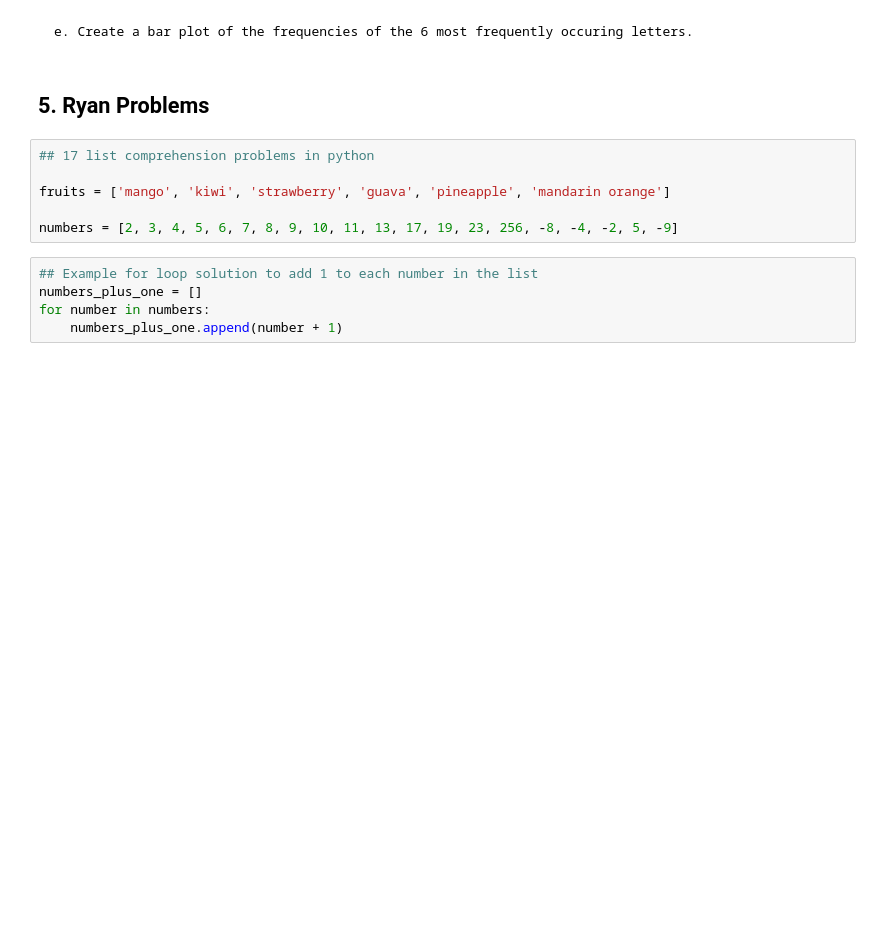
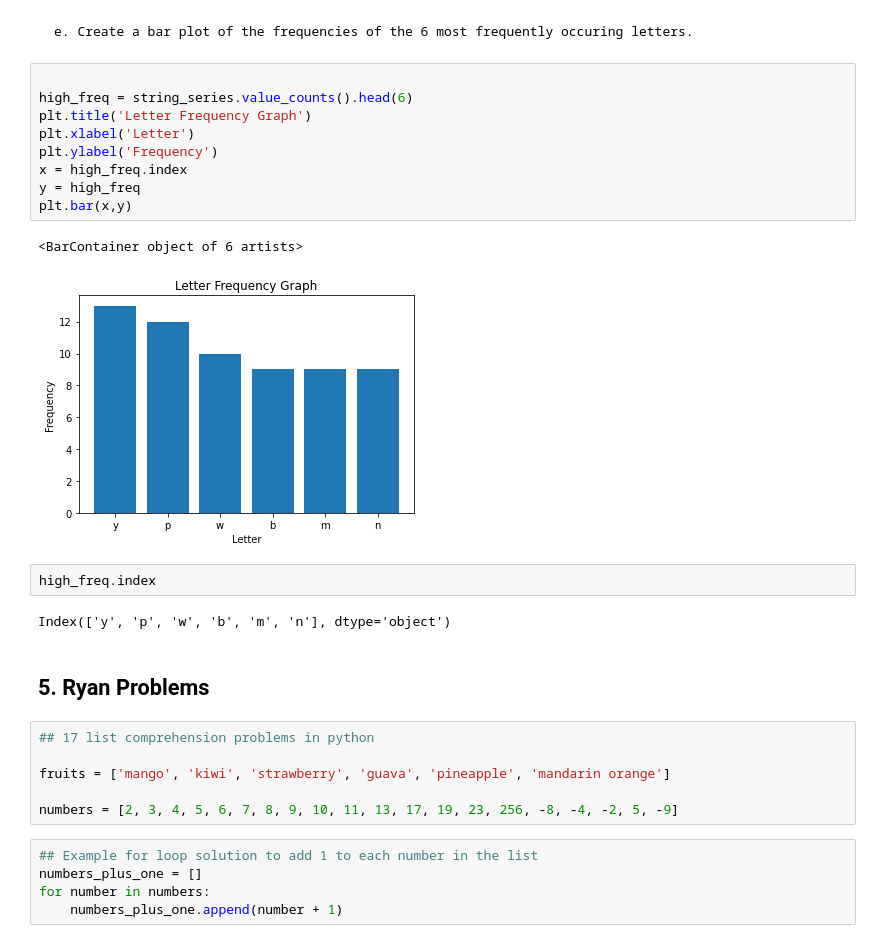
Before and after one commit to CSolitaire/numpy-pandas-visualization-exercises, a Jupyter notebook: pandas_series.ipynb, the cells around one changed output. Cells and saved outputs as stored; diff of their text form; blank space fills up the shorter version.

```diff
--- a/pandas_series.ipynb
+++ b/pandas_series.ipynb
@@ -376,5 +431,21 @@ dtype: int64
 # %% [markdown]
     e. Create a bar plot of the frequencies of the 6 most frequently occuring letters.
+# %%
+
+high_freq = string_series.value_counts().head(6)
+plt.title('Letter Frequency Graph')
+plt.xlabel('Letter')
+plt.ylabel('Frequency')
+x = high_freq.index
+y = high_freq
+plt.bar(x,y)
+# %% [output]
+<BarContainer object of 6 artists>
+[figure, added]
+# %%
+high_freq.index
+# %% [output]
+Index(['y', 'p', 'w', 'b', 'm', 'n'], dtype='object')
 # %% [markdown]
 ## 5. Ryan Problems
 # %%
```
Also changed, not shown: parts of 8 cells of this notebook.
